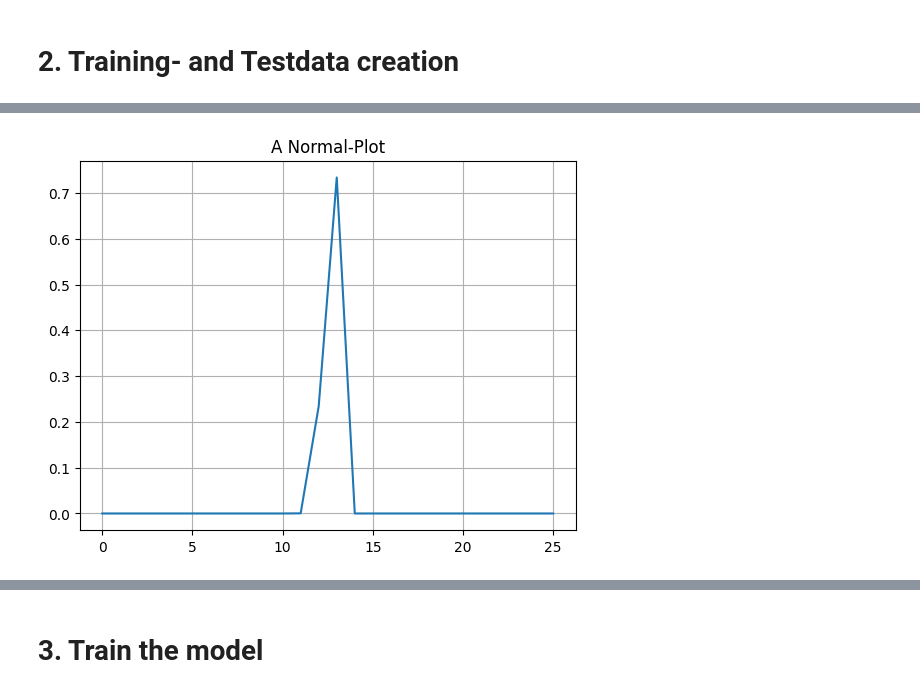
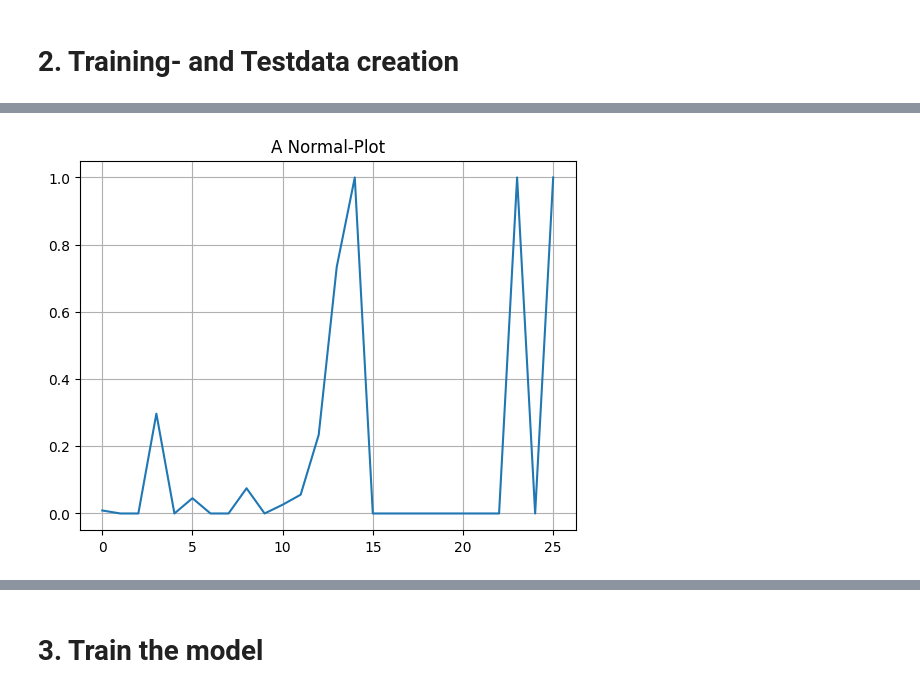
Before and after one commit to aKravtschenko/DEEPL-Autoencoder, a Jupyter notebook: main.ipynb, the cells around one changed output, grey strips where cells are left out. Saved outputs shown, nothing was run; the diff lists cells and outputs as text; code cells hidden in the pictures.

```diff
--- a/main.ipynb
+++ b/main.ipynb
@@ -596,3 +465,13 @@ labels = normal_df.values[:, 0]
 
 a_data = anomaly_df.values[:, 1:]
 a_labels = anomaly_df.values[:, 0]
+# %%
+class_df = normal_df
+# Aufteilung in Features (X) und Zielvariable (y)
+X = class_df.drop('label', axis=1)
+y = class_df['label']
+
+# Aufteilung in Trainings- und Testdatensätze
+# Normalisierung der Features
+scaler = MinMaxScaler(feature_range=(-1, 1))
+X_normalized = scaler.fit_transform(X)
@@ -599,13 +488,12 @@ a_labels = anomaly_df.values[:, 0]
 # %%
-
 # The first element contains the labels
 #labels = raw_data[:, 0]
 
 # The other data points are the data
 #data = raw_data[:, 1:]
 
-train_data, test_data, train_labels, test_labels = train_test_split(data, labels, test_size=0.2, random_state=21)
-a_train_data, a_test_data, a_train_labels, a_test_labels = train_test_split(data, labels, test_size=0.2, random_state=21)
+train_data, test_data, train_labels, test_labels = train_test_split(X_normalized, y, test_size=0.2, random_state=21)
+a_train_data, a_test_data, a_train_labels, a_test_labels = train_test_split(X_normalized_a, ya, test_size=0.2, random_state=21)
 # %%
 train_data = tf.constant(train_data, dtype=tf.float32)
 test_data = tf.constant(test_data, dtype=tf.float32)
@@ -650,7 +558,7 @@ a_normal_test_data = a_test_data[a_test_labels]
 # %%
 plt.grid()
-plt.plot(np.arange(NUMBER_OF_CLASSES), normal_train_data[0])
+plt.plot(np.arange(NUMBER_OF_CLASSES), train_data[0])
 plt.title("A Normal-Plot")
 plt.show()
 # %% [output]
-[figure, old version]
+[figure, new version]
```
Also changed, not shown: parts of 46 cells of this notebook, 3 other files.
